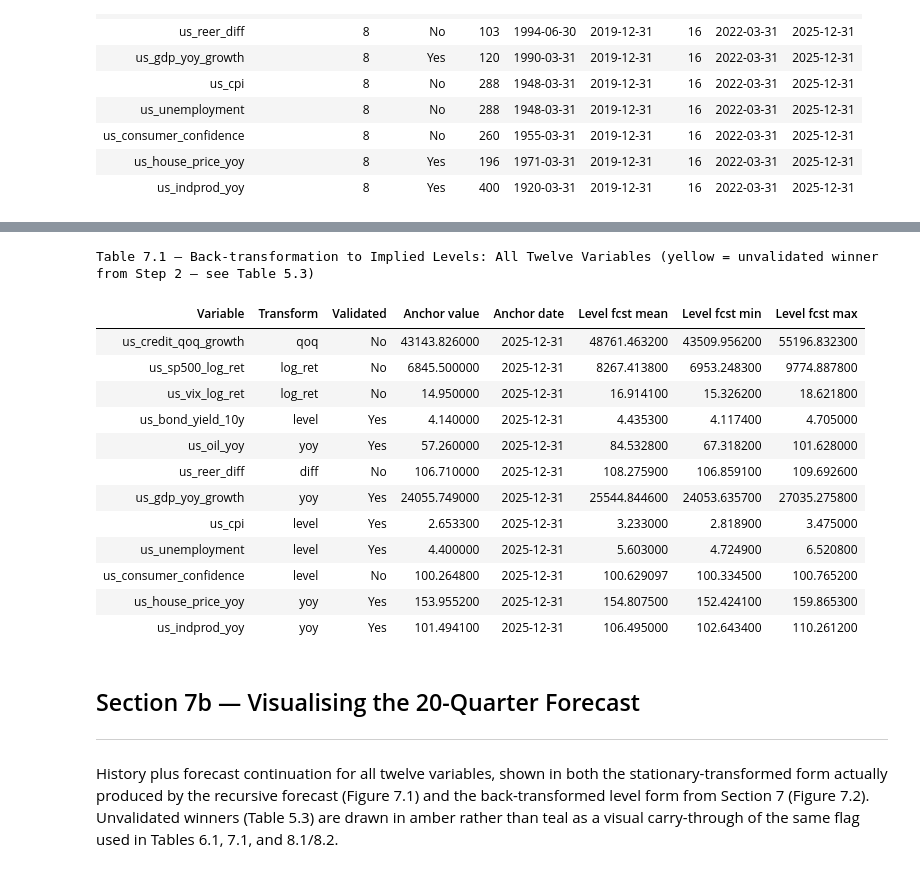
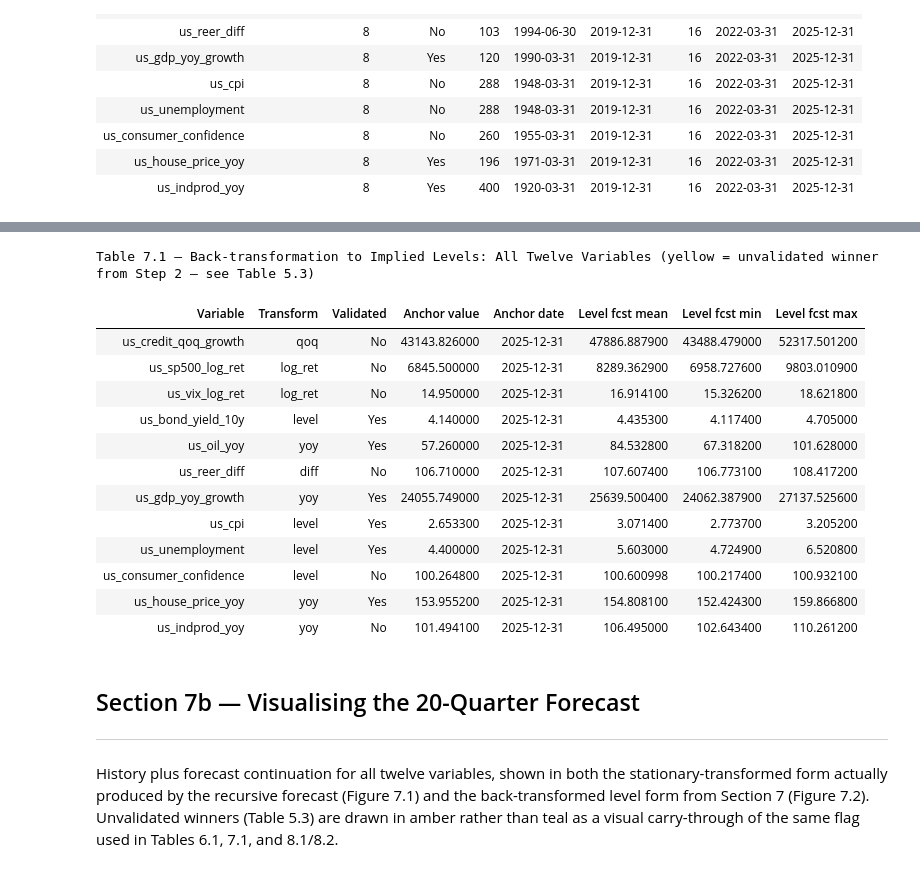
Before and after one commit to hogandan85/ST-498, a Jupyter notebook: Code/02b_Stage1_ML.ipynb, the cells around one changed output, grey strips where cells are left out. Drawn from its saved outputs; the diff is of its cells as text; code cells hidden in the pictures.

```diff
--- a/Code/02b_Stage1_ML.ipynb
+++ b/Code/02b_Stage1_ML.ipynb
@@ -658,12 +529,5 @@ naive persistence.
 # %%
-# ─────────────────────────────────────────────────────────────────────────────
-# Section 5 — Step 2: Model Evaluation on Test Set (single-origin static)
-# ─────────────────────────────────────────────────────────────────────────────
-
 def diebold_mariano(e1, e2):
-    """Diebold-Mariano test: e1 vs e2 loss differential. H0: equal accuracy.
-    Positive DM stat means e2 (the ML model) has lower squared error than
-    e1 (the naive/persistence benchmark) — i.e. the model beats naive."""
     d  = e1**2 - e2**2
     n  = len(d)
     dm = np.mean(d) / (np.std(d, ddof=1) / np.sqrt(n))
@@ -671,7 +535,6 @@ def diebold_mariano(e1, e2):
     return round(dm, 4), round(pv, 4)
 
 def recursive_forecast(model, seed_series, scaler, n_lags, n_steps):
-    """Generate recursive multi-step forecast from a fitted model."""
     history = list(seed_series.values[-n_lags:])
     preds   = []
     for _ in range(n_steps):
@@ -683,14 +546,10 @@ def recursive_forecast(model, seed_series, scaler, n_lags, n_steps):
     return np.array(preds)
 
 def is_forecast_stable(preds, train_series, max_multiple=10):
-    """Flag forecasts that diverge wildly beyond the training data's range.
-    A model is unstable if its recursive forecast drifts more than
-    max_multiple times the training data's range away from the training mean.
-    This catches RBF/kernel divergence under recursive multi-step forecasting."""
     train_range  = train_series.max() - train_series.min()
     train_center = train_series.mean()
     if train_range == 0:
-        train_range = 1.0  # avoid div-by-zero for degenerate series
+        train_range = 1.0
     pred_max_dev = np.max(np.abs(preds - train_center))
     return pred_max_dev <= max_multiple * train_range
 
@@ -713,7 +572,7 @@ for var_name, cfg in VARIABLES.items():
     sub_mask    = test.index >= YOY_SUBWINDOW_START
     y_true_sub  = test[sub_mask].values
 
-    sarima_pred = np.full(len(test), train.iloc[-1])
+    naive_pred = np.full(len(test), train.iloc[-1])
 
     model_metrics = {}
 
@@ -737,9 +596,13 @@ for var_name, cfg in VARIABLES.items():
 
         rmse_primary = rmse_sub if is_yoy else rmse_full
 
-        e_model  = y_true_full - preds_full
-        e_sarima = y_true_full - sarima_pred
-        dm_stat, dm_pval = diebold_mariano(e_sarima, e_model)
+        if is_yoy:
+            e_model = y_true_sub - preds_sub
+            e_naive = y_true_sub - naive_pred[sub_mask]
+        else:
+            e_model = y_true_full - preds_full
+            e_naive = y_true_full - naive_pred
+        dm_stat, dm_pval = diebold_mariano(e_naive, e_model)
 
         model_metrics[model_name] = {
             'RMSE (full)':    round(rmse_full, 4),
@@ -764,12 +627,6 @@ for var_name, cfg in VARIABLES.items():
 
     eval_results[var_name] = model_metrics
 
-    # ── Winner selection ────────────────────────────────────────────────────
-    # Among stable models, prefer ones that significantly beat naive
-    # persistence (DM stat > 0, DM p-value < 0.05). If none qualify, still
-    # select a winner (closest to beating naive) so Section 6 always has a
-    # real model to retrain and forecast with — but mark it unvalidated so
-    # that flag survives into every later table.
     stable_models = {m: v for m, v in model_metrics.items() if v['Stable']}
     if not stable_models:
         stable_models = model_metrics
@@ -1271,11 +1030,4 @@ is consistent with the treatment in `01_EDA.ipynb` and `02a_Stage1_TimeSeries.ip
 # %%
-# ─────────────────────────────────────────────────────────────────────────────
-# Section 7 — Back-transformation to Implied Levels
-# ─────────────────────────────────────────────────────────────────────────────
-# Reconstruct implied level paths from stationary forecasts using the last
-# observed actual value as anchor. Required for Stage B PD model regressors.
-# ─────────────────────────────────────────────────────────────────────────────
-
 level_forecast_dict = {}
 backtransform_summary = []
 
@@ -1284,7 +1036,6 @@ for var_name, cfg in VARIABLES.items():
     forecast    = forecast_dict[var_name]
     raw_col     = cfg['raw_col']
 
-    # Last observed raw level (anchor point — 2025 Q4)
     raw_series  = raw[raw_col].dropna()
     raw_series  = raw_series[raw_series.index <= DATA_CUTOFF]
     last_level  = raw_series.iloc[-1]
@@ -1318,53 +1069,52 @@ for var_name, cfg in VARIABLES.items():
         level_path = pd.Series(levels, index=forecast.index)
 
     elif transform == 'diff':
-        reer_interp = raw_series.interpolate(method='linear', limit_direction='both')
-        last_reer   = reer_interp.iloc[-1]
+        last_reer = raw_series.iloc[-1]
         levels = [last_reer]
         for d in forecast.values:
             levels.append(levels[-1] + d)
         level_path = pd.Series(levels[1:], index=forecast.index)
 
     level_forecast_dict[var_name] = level_path
 
     backtransform_summary.append({
         'Variable':        var_name,
         'Transform':       transform,
         'Validated':       'Yes' if validated_dict[var_name] else 'No',
         'Anchor value':    round(last_level, 4),
         'Anchor date':     last_date.date(),
         'Level fcst mean': round(level_path.mean(), 4),
         'Level fcst min':  round(level_path.min(), 4),
         'Level fcst max':  round(level_path.max(), 4),
     })
 
 backtransform_df = pd.DataFrame(backtransform_summary)
 
 def highlight_unvalidated_bt(row):
     if row['Validated'] == 'No':
         return ['background-color:#FEF9E7; color:#1a1a1a'] * len(row)
     return [''] * len(row)
 
 display(backtransform_df.style
     .apply(highlight_unvalidated_bt, axis=1)
     .set_caption('Table 7.1 — Back-transformation to Implied Levels: All Twelve Variables '
                  '(yellow = unvalidated winner from Step 2 — see Table 5.3)')
     .hide(axis='index'))
 # %% [output]
 Table 7.1 — Back-transformation to Implied Levels: All Twelve Variables (yellow = unvalidated winner from Step 2 — see Table 5.3)
 | Variable | Transform | Validated | Anchor value | Anchor date | Level fcst mean | Level fcst min | Level fcst max |
-| us_credit_qoq_growth | qoq | No | 43143.826000 | 2025-12-31 | 48761.463200 | 43509.956200 | 55196.832300 |
-| us_sp500_log_ret | log_ret | No | 6845.500000 | 2025-12-31 | 8267.413800 | 6953.248300 | 9774.887800 |
+| us_credit_qoq_growth | qoq | No | 43143.826000 | 2025-12-31 | 47886.887900 | 43488.479000 | 52317.501200 |
+| us_sp500_log_ret | log_ret | No | 6845.500000 | 2025-12-31 | 8289.362900 | 6958.727600 | 9803.010900 |
 | us_vix_log_ret | log_ret | No | 14.950000 | 2025-12-31 | 16.914100 | 15.326200 | 18.621800 |
 | us_bond_yield_10y | level | Yes | 4.140000 | 2025-12-31 | 4.435300 | 4.117400 | 4.705000 |
 | us_oil_yoy | yoy | Yes | 57.260000 | 2025-12-31 | 84.532800 | 67.318200 | 101.628000 |
-| us_reer_diff | diff | No | 106.710000 | 2025-12-31 | 108.275900 | 106.859100 | 109.692600 |
-| us_gdp_yoy_growth | yoy | Yes | 24055.749000 | 2025-12-31 | 25544.844600 | 24053.635700 | 27035.275800 |
-| us_cpi | level | Yes | 2.653300 | 2025-12-31 | 3.233000 | 2.818900 | 3.475000 |
+| us_reer_diff | diff | No | 106.710000 | 2025-12-31 | 107.607400 | 106.773100 | 108.417200 |
+| us_gdp_yoy_growth | yoy | Yes | 24055.749000 | 2025-12-31 | 25639.500400 | 24062.387900 | 27137.525600 |
+| us_cpi | level | Yes | 2.653300 | 2025-12-31 | 3.071400 | 2.773700 | 3.205200 |
 | us_unemployment | level | Yes | 4.400000 | 2025-12-31 | 5.603000 | 4.724900 | 6.520800 |
-| us_consumer_confidence | level | No | 100.264800 | 2025-12-31 | 100.629097 | 100.334500 | 100.765200 |
-| us_house_price_yoy | yoy | Yes | 153.955200 | 2025-12-31 | 154.807500 | 152.424100 | 159.865300 |
-| us_indprod_yoy | yoy | Yes | 101.494100 | 2025-12-31 | 106.495000 | 102.643400 | 110.261200 |
+| us_consumer_confidence | level | No | 100.264800 | 2025-12-31 | 100.600998 | 100.217400 | 100.932100 |
+| us_house_price_yoy | yoy | Yes | 153.955200 | 2025-12-31 | 154.808100 | 152.424300 | 159.866800 |
+| us_indprod_yoy | yoy | No | 101.494100 | 2025-12-31 | 106.495000 | 102.643400 | 110.261200 |
 # %% [markdown]
 ## Section 7b — Visualising the 20-Quarter Forecast
 ___
```
Also changed, not shown: parts of 24 cells of this notebook.
